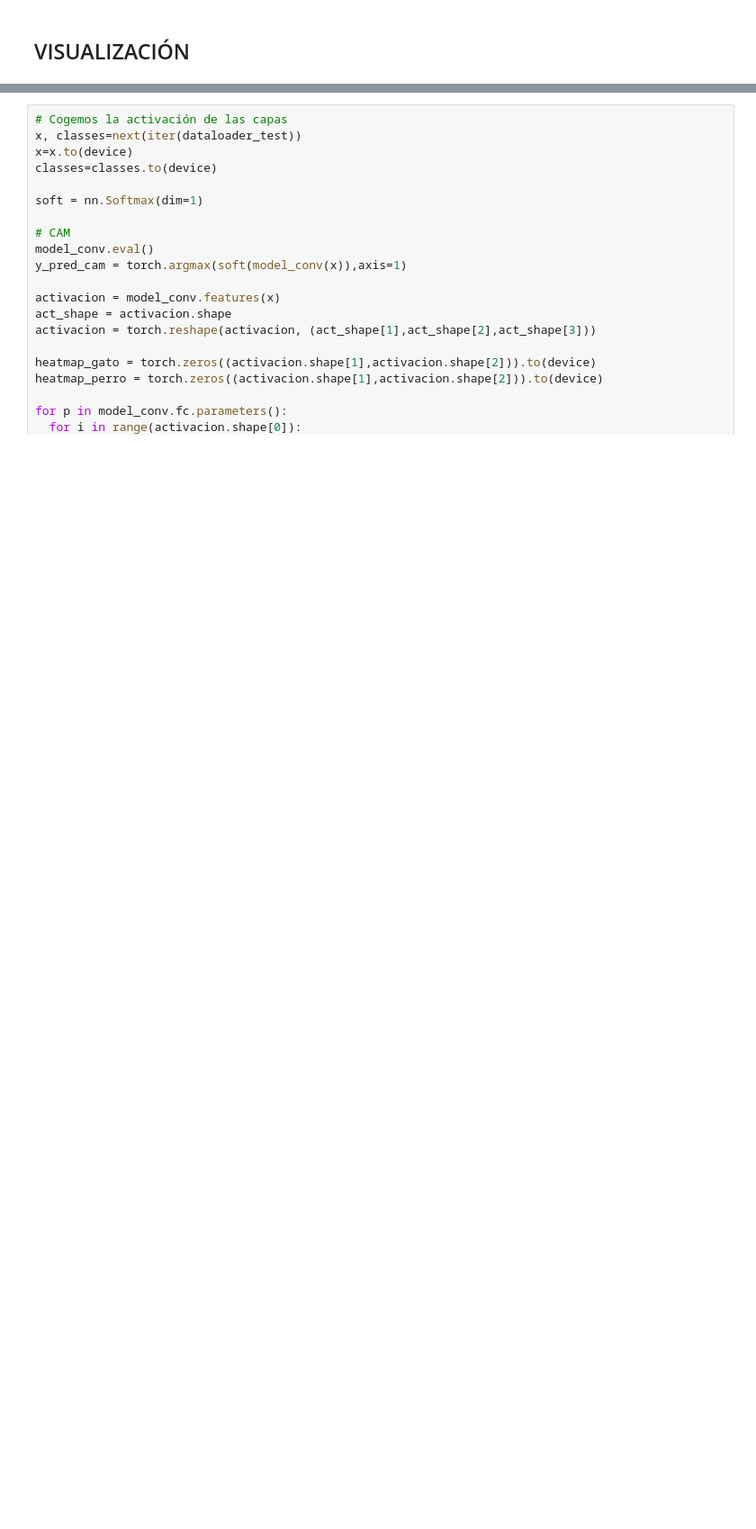
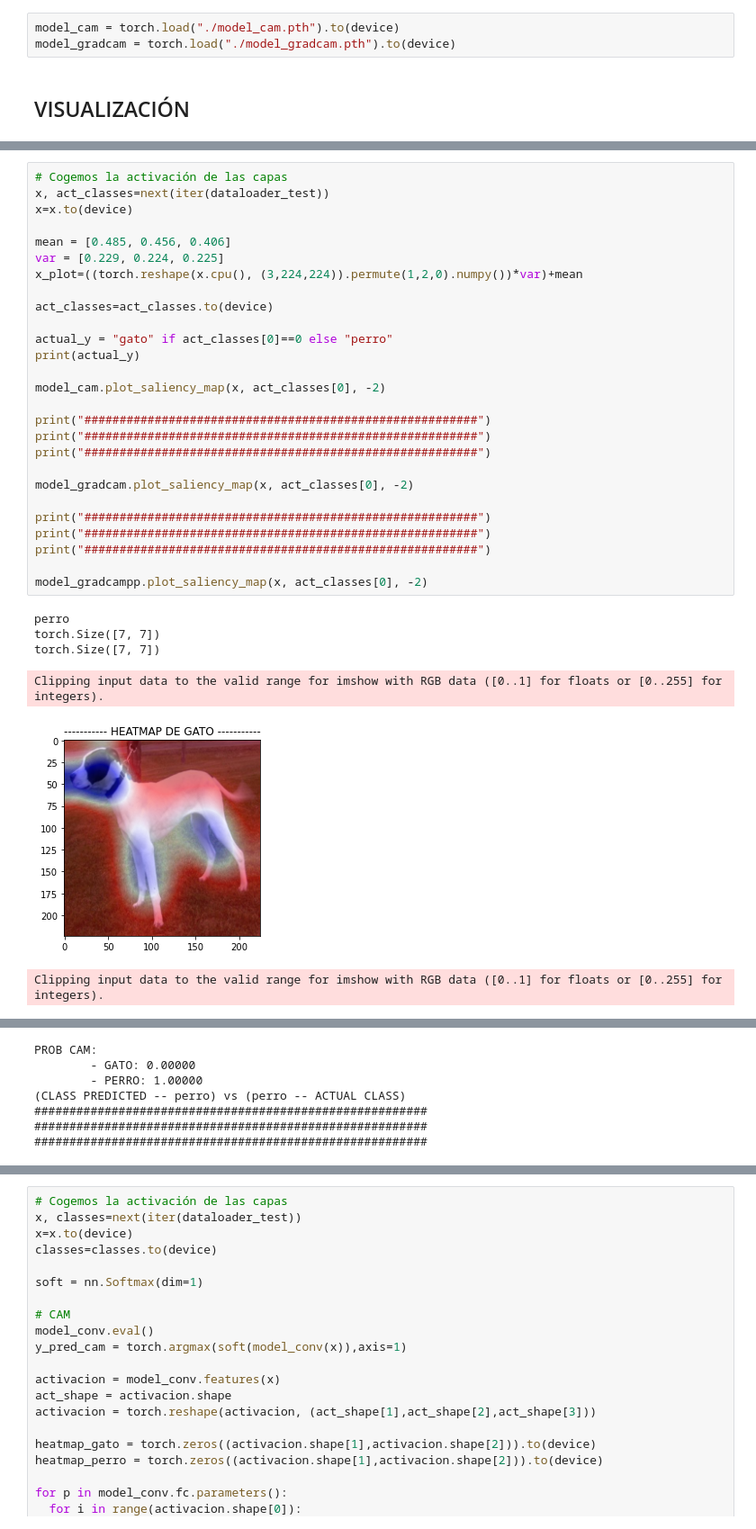
Before and after one commit to pedrogallegolpz/TFG, a Jupyter notebook: pruebas/CAM_Prueba.ipynb, the cells around one changed output, grey strips where cells are left out. Shown at 90% size. Drawn from its saved outputs; the diff is of its cells as text; blank space fills up the shorter version.

```diff
--- a/pruebas/CAM_Prueba.ipynb
+++ b/pruebas/CAM_Prueba.ipynb
@@ -549,2 +925,5 @@ model_cam = torch.load("./model_cam.pth").to(device)
+# %%
+model_cam = torch.load("./model_cam.pth").to(device)
+model_gradcam = torch.load("./model_gradcam.pth").to(device)
 # %% [markdown]
 ## VISUALIZACIÓN
@@ -702,0 +930,34 @@ PREDICCIÓN CAM-old: tensor([[2.1358e-14, 1.0000e+00]], device='cuda:0', grad_fn
+# %%
+# Cogemos la activación de las capas
+x, act_classes=next(iter(dataloader_test))
+x=x.to(device)
+
+mean = [0.485, 0.456, 0.406]
+var = [0.229, 0.224, 0.225]
+x_plot=((torch.reshape(x.cpu(), (3,224,224)).permute(1,2,0).numpy())*var)+mean
+
+act_classes=act_classes.to(device)
+
+actual_y = "gato" if act_classes[0]==0 else "perro"
+print(actual_y)
+
+model_cam.plot_saliency_map(x, act_classes[0], -2)
+
+print("########################################################")
+print("########################################################")
+print("########################################################")
+
+model_gradcam.plot_saliency_map(x, act_classes[0], -2)
+
+print("########################################################")
+print("########################################################")
+print("########################################################")
+
+model_gradcampp.plot_saliency_map(x, act_classes[0], -2)
+# %% [output]
+perro
+torch.Size([7, 7])
+torch.Size([7, 7])
+Clipping input data to the valid range for imshow with RGB data ([0..1] for floats or [0..255] for integers).
+[figure, added]
+Clipping input data to the valid range for imshow with RGB data ([0..1] for floats or [0..255] for integers).
@@ -702,0 +965,7 @@ PREDICCIÓN CAM-old: tensor([[2.1358e-14, 1.0000e+00]], device='cuda:0', grad_fn
+PROB CAM:
+        - GATO: 0.00000
+        - PERRO: 1.00000
+(CLASS PREDICTED -- perro) vs (perro -- ACTUAL CLASS)
+########################################################
+########################################################
+########################################################
```
Also changed, not shown: parts of 12 cells of this notebook, 2 other files.
